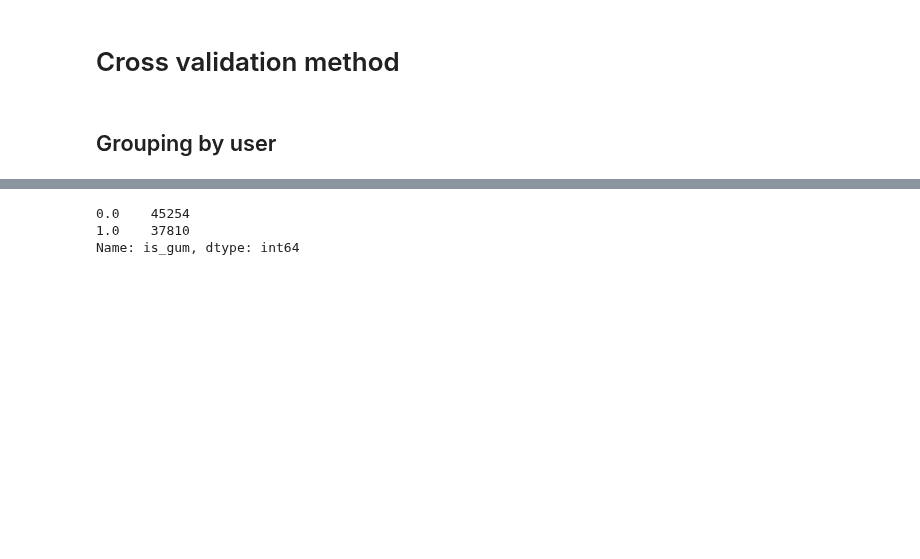
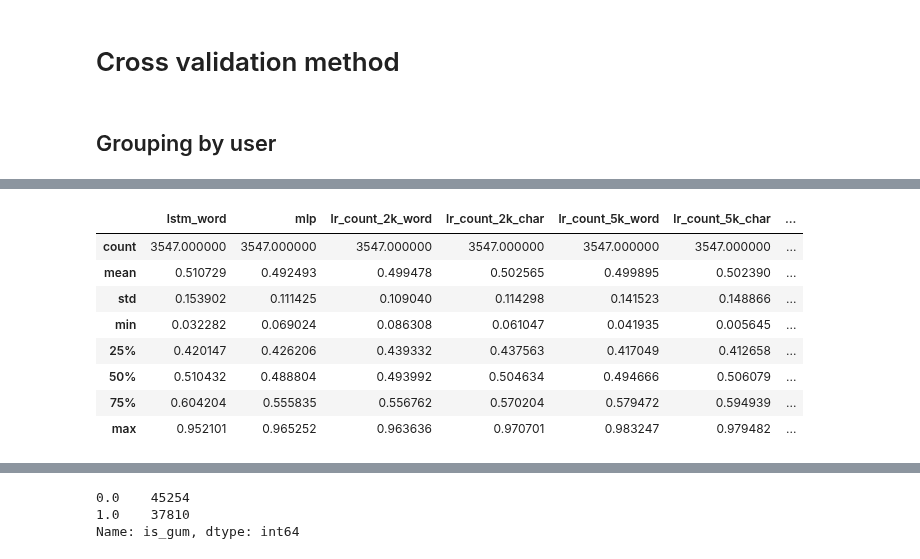
Before and after one commit to EvgenyKashin/CommentsAnalysis, a Jupyter notebook: FinalSolution.ipynb, the cells around one changed output, grey strips where cells are left out. Saved outputs shown, nothing was run; the diff lists cells and outputs as text; code cells hidden in the pictures; blank space fills up the shorter version.

```diff
--- a/FinalSolution.ipynb
+++ b/FinalSolution.ipynb
@@ -1215,0 +1304,12 @@ np.max([x[0] for x in scores]), list(range(1, 21))[np.argmax([x[0] for x in scor
+# %%
+pr.describe()
+# %% [output]
+|  | lstm_word | mlp | lr_count_2k_word | lr_count_2k_char | lr_count_5k_word | lr_count_5k_char | ... |
+| count | 3547.000000 | 3547.000000 | 3547.000000 | 3547.000000 | 3547.000000 | 3547.000000 | ... |
+| mean | 0.510729 | 0.492493 | 0.499478 | 0.502565 | 0.499895 | 0.502390 | ... |
+| std | 0.153902 | 0.111425 | 0.109040 | 0.114298 | 0.141523 | 0.148866 | ... |
+| min | 0.032282 | 0.069024 | 0.086308 | 0.061047 | 0.041935 | 0.005645 | ... |
+| 25% | 0.420147 | 0.426206 | 0.439332 | 0.437563 | 0.417049 | 0.412658 | ... |
+| 50% | 0.510432 | 0.488804 | 0.493992 | 0.504634 | 0.494666 | 0.506079 | ... |
+| 75% | 0.604204 | 0.555835 | 0.556762 | 0.570204 | 0.579472 | 0.594939 | ... |
+| max | 0.952101 | 0.965252 | 0.963636 | 0.970701 | 0.983247 | 0.979482 | ... |
```
Also changed, not shown: parts of 62 cells of this notebook.
